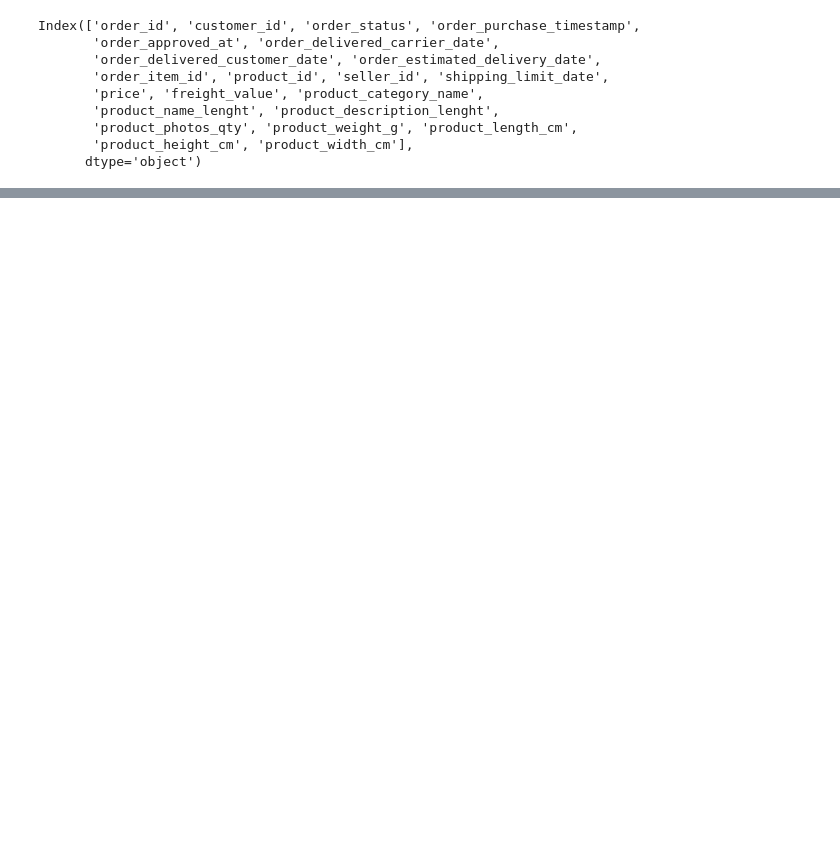
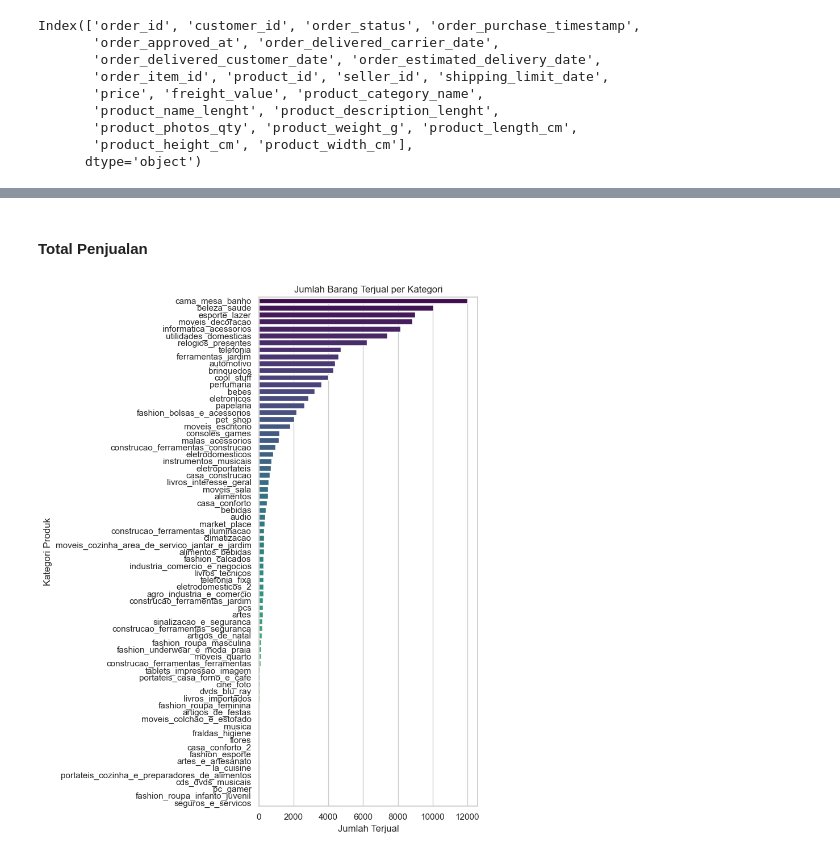
Before and after one commit to fikrirazor/Data-Pipeline-untuk-Analisis-Transaksi-E-Commerce, a Jupyter notebook: Data Pipeline untuk Analisis Transaksi E-Commerce.ipynb, the cells around one changed output, grey strips where cells are left out. Saved outputs shown, nothing was run; the diff lists cells and outputs as text; code cells hidden in the pictures; blank space fills up the shorter version.

```diff
--- a/Data Pipeline untuk Analisis Transaksi E-Commerce.ipynb
+++ b/Data Pipeline untuk Analisis Transaksi E-Commerce.ipynb
@@ -282,0 +331,32 @@ KeyError: 'product_category'
+# %% [markdown]
+#### Total Penjualan
+# %%
+# Setiap baris mewakili 1 item, jadi kita cukup count
+items_sold = merged_data.groupby('product_category_name')['order_item_id'].count().reset_index()
+items_sold.rename(columns={'order_item_id': 'items_count'}, inplace=True)
+items_sold = items_sold.sort_values('items_count', ascending=False)
+
+print(items_sold.head())  # Melihat 5 kategori dengan jumlah item terbanyak
+
+plt.figure(figsize=(8, 10))
+# Gunakan 'product_category_name' juga sebagai hue dan matikan dodge agar bar tidak terpisah
+ax = sns.barplot(
+    x='items_count',
+    y='product_category_name',
+    hue='product_category_name',
+    data=items_sold,
+    palette='viridis',
+    dodge=False
+)
+
+# Hilangkan legend agar tampilannya seperti sebelum ada hue
+if ax.get_legend() is not None:
+    ax.get_legend().remove()
+
+plt.title('Jumlah Barang Terjual per Kategori')
+plt.xlabel('Jumlah Terjual')
+plt.ylabel('Kategori Produk')
+plt.tight_layout()
+plt.show()
+# %% [output]
+[figure, added]
```
Also changed, not shown: parts of 3 cells of this notebook.
